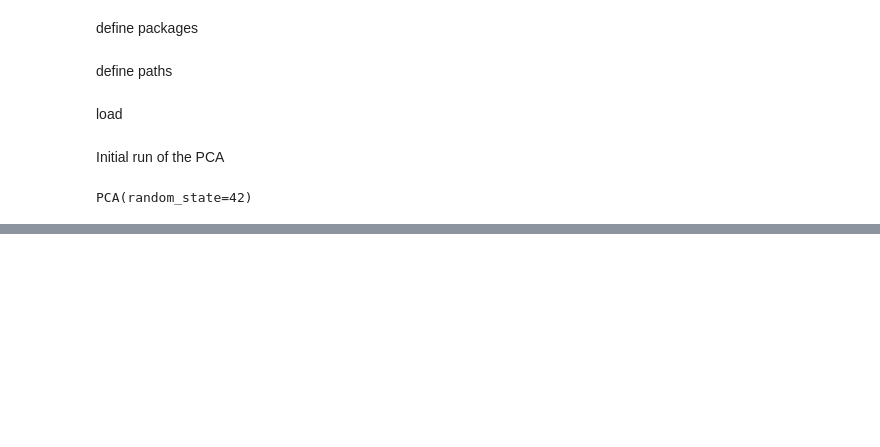
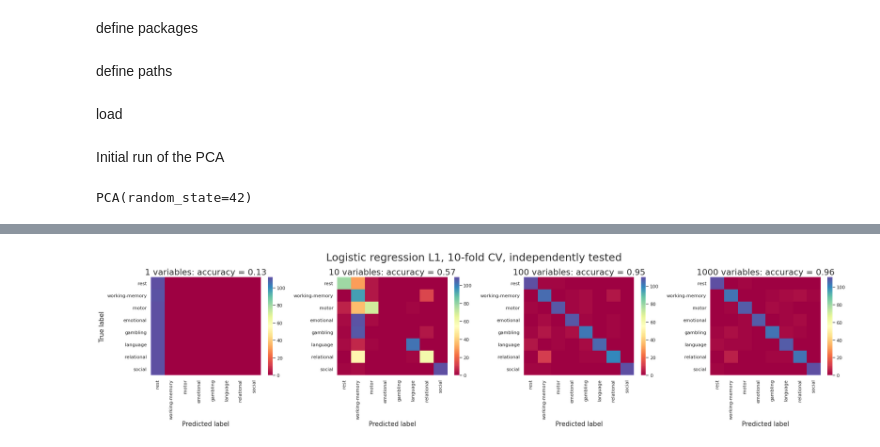
Before and after one commit to bbuckova/NMA_comp_neuro_2022, a Jupyter notebook: BRB_initial_exploration_PCA.ipynb, the cells around one changed output, grey strips where cells are left out. Drawn from its saved outputs; the diff is of its cells as text; code cells hidden in the pictures; blank space fills up the shorter version.

```diff
--- a/BRB_initial_exploration_PCA.ipynb
+++ b/BRB_initial_exploration_PCA.ipynb
@@ -70,0 +94,4 @@ sns.heatmap(scores[:,1:10])
+# %%
+# Divide dataset into training and test sets
+labels = np.squeeze(labels)
+X_train, X_test, y_train, y_test = train_test_split(scores, labels, test_size=0.33, random_state=42, shuffle=True, stratify=labels)
@@ -70,0 +100,13 @@ sns.heatmap(scores[:,1:10])
+# %%
+sizes_to_try = [1,10,100,1000]
+lr_scores = []
+lr_final_scores = np.zeros([len(sizes_to_try), X_test.shape[0]])
+
+for i, ino_vals in enumerate(sizes_to_try):
+    # Run logistic regression on the train set
+    lr = LogisticRegressionCV(penalty='l1', solver='liblinear', max_iter=1000, fit_intercept=True, random_state=42, cv=10).fit(X_train[:,0:ino_vals],
+        y_train)
+
+    # Predict on the test set
+    lr_final_scores[i,:] = lr.predict(X_test[:,0:ino_vals])
+    lr_scores.append(lr.score(X_test[:,0:ino_vals], y_test))
@@ -70,0 +125,23 @@ sns.heatmap(scores[:,1:10])
+# %%
+# Plot the results
+from sklearn.metrics import confusion_matrix
+from sklearn.metrics import classification_report
+
+task_names = ['rest', 'working-memory', 'motor',  'emotional','gambling',  'language', 'relational', 'social']
+sizes_to_try = [1,10,100,1000]
+
+ncols = 4
+fig,ax = plt.subplots(1,ncols,figsize=(25,6))
+
+for iplot in range(ncols):
+    sns.heatmap(confusion_matrix(y_test, lr_final_scores[iplot,:]), cmap='Spectral', ax=ax[iplot], xticklabels=task_names, yticklabels=task_names)
+    ax[iplot].set_title(str(sizes_to_try[iplot])+' variables: accuracy = %.2f' % lr_scores[iplot], fontsize=20)
+    ax[iplot].set_xlabel('Predicted label', fontsize=15)
+    if iplot == 0:
+        ax[iplot].set_ylabel('True label', fontsize=15)
+
+fig.suptitle('Logistic regression L1, 10-fold CV, independently tested', fontsize=25)
+
+fig.tight_layout()
+# %% [output]
+[figure, added]
```
Also changed, not shown: parts of 34 cells of this notebook.
